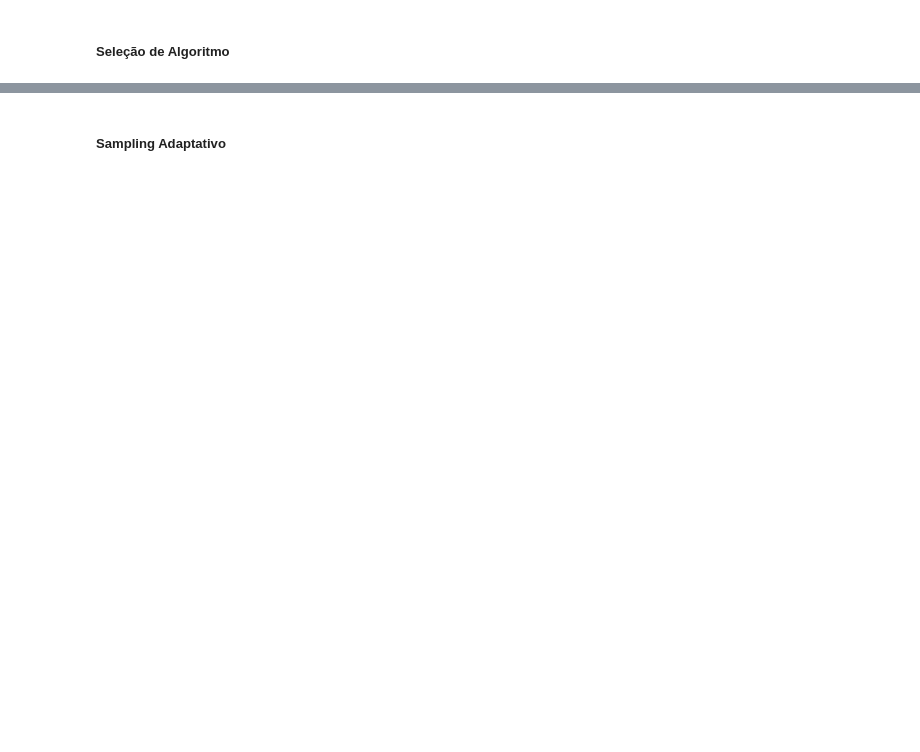
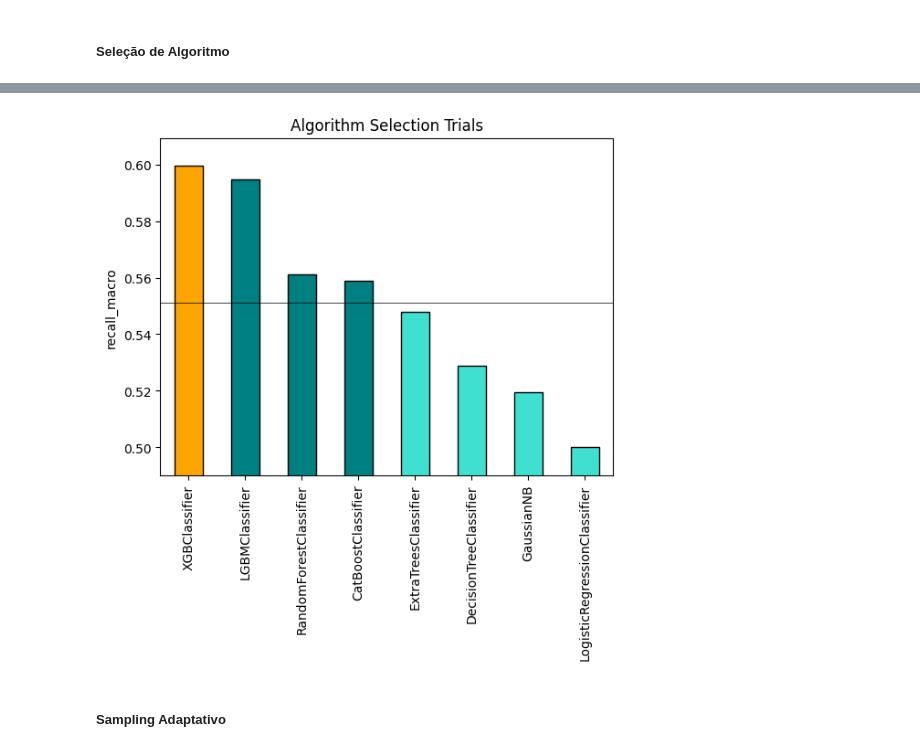
Before and after one commit to RavyBomfim/FlightOnTime-DataScience, a Jupyter notebook: main.ipynb, the cells around one changed output, grey strips where cells are left out. Saved outputs shown, nothing was run; the diff lists cells and outputs as text; code cells hidden in the pictures; blank space fills up the shorter version.

Commit message:
abstrair funções de resultado do automl

```diff
--- a/main.ipynb
+++ b/main.ipynb
@@ -446,5 +457,5 @@ est1 = custom_pipeline.fit(
 # %% [markdown]
 ##### Default Pipeline
 # %%
-# est1 = automlx.Pipeline(task='classification', score_metric='recall') # type: ignore
-# est1.fit(X_train, y_train)
+est1 = automlx.Pipeline(task='classification', score_metric='recall_macro') # type: ignore
+est1.fit(X_train, y_train)
@@ -500,2 +557,6 @@ plt.close()
+# %%
+plot_algorithm_selection(est1)
+# %% [output]
+[figure, added]
 # %% [markdown]
 ##### Sampling Adaptativo
```
Also changed, not shown: parts of 22 cells of this notebook, 3 other files.
